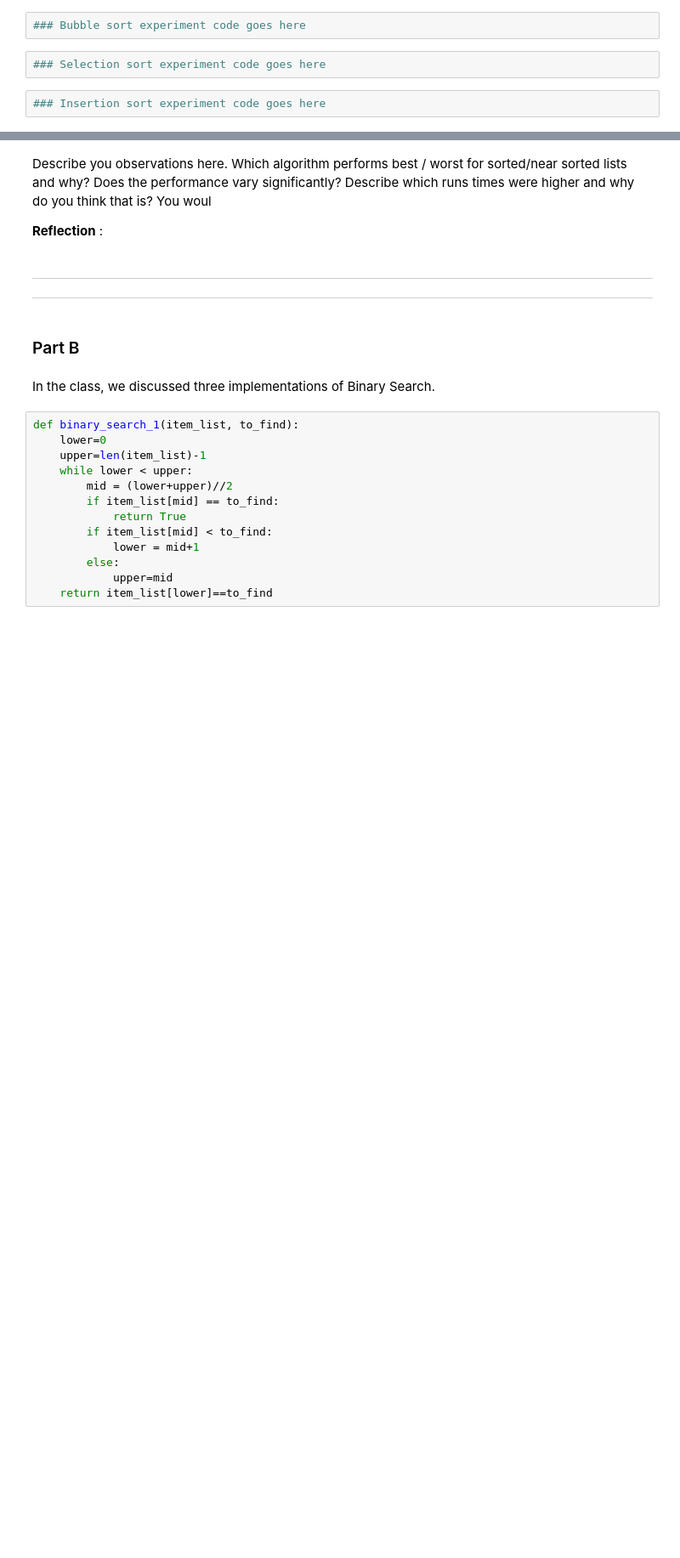
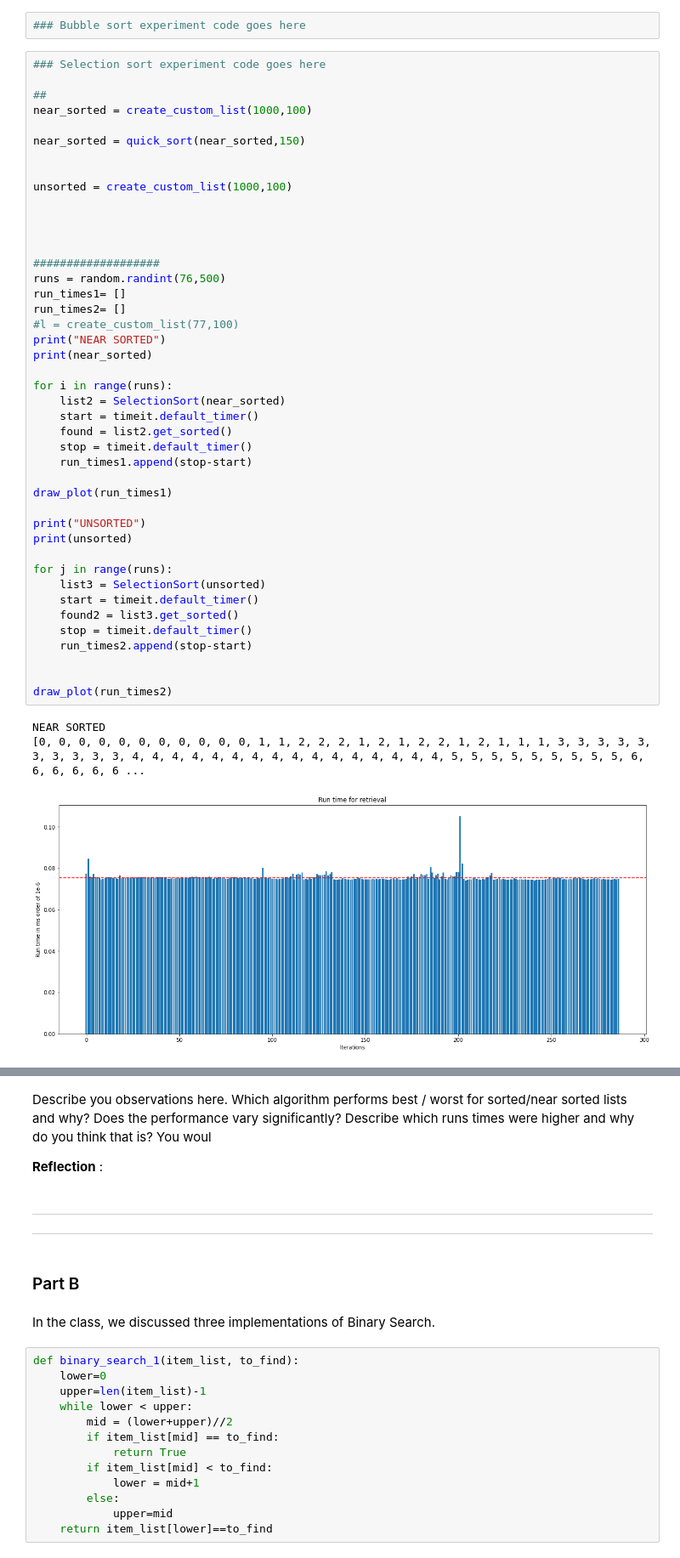
Before and after one commit to saboorah/CS2XC3, a Jupyter notebook: Lab_II.ipynb, the cells around one changed output, grey strips where cells are left out. Shown at 85% size. Cells and saved outputs as stored; diff of their text form; blank space fills up the shorter version.

```diff
--- a/Lab_II.ipynb
+++ b/Lab_II.ipynb
@@ -194,6 +318,49 @@ Compare the performance of all 3 sorting algorithms on these two lists. Plot the
 # %%
 ### Bubble sort experiment code goes here
-# %%
-### Selection sort experiment code goes here
-# %%
-### Insertion sort experiment code goes here
+# %%
+### Selection sort experiment code goes here
+
+##
+near_sorted = create_custom_list(1000,100)
+
+near_sorted = quick_sort(near_sorted,150)
+
+
+unsorted = create_custom_list(1000,100)
+
+
+
+
+###################
+runs = random.randint(76,500)
+run_times1= []
+run_times2= []
+#l = create_custom_list(77,100)
+print("NEAR SORTED")
+print(near_sorted)
+
+for i in range(runs):
+    list2 = SelectionSort(near_sorted)
+    start = timeit.default_timer()
+    found = list2.get_sorted()
+    stop = timeit.default_timer()
+    run_times1.append(stop-start)
+
+draw_plot(run_times1)
+
+print("UNSORTED")
+print(unsorted)
+
+for j in range(runs):
+    list3 = SelectionSort(unsorted)
+    start = timeit.default_timer()
+    found2 = list3.get_sorted()
+    stop = timeit.default_timer()
+    run_times2.append(stop-start)
+
+
+draw_plot(run_times2)
+# %% [output]
+NEAR SORTED
+[0, 0, 0, 0, 0, 0, 0, 0, 0, 0, 0, 1, 1, 2, 2, 2, 1, 2, 1, 2, 2, 1, 2, 1, 1, 1, 3, 3, 3, 3, 3, 3, 3, 3, 3, 3, 4, 4, 4, 4, 4, 4, 4, 4, 4, 4, 4, 4, 4, 4, 4, 4, 5, 5, 5, 5, 5, 5, 5, 5, 5, 6, 6, 6, 6, 6, 6 ...
+[figure, added]
```
Also changed, not shown: parts of 14 cells of this notebook.
